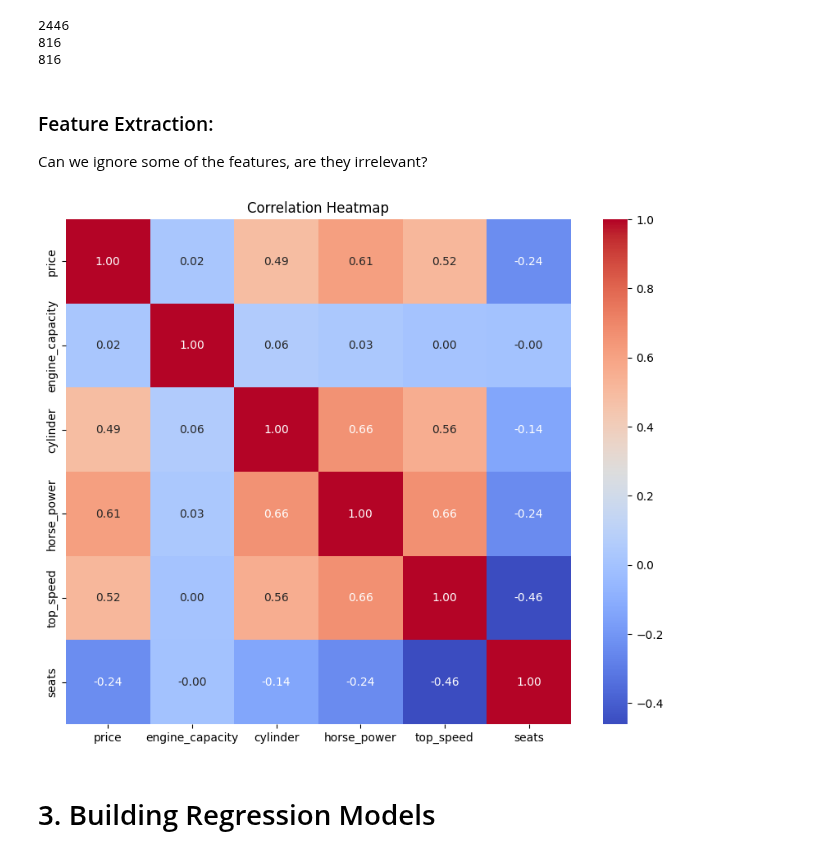
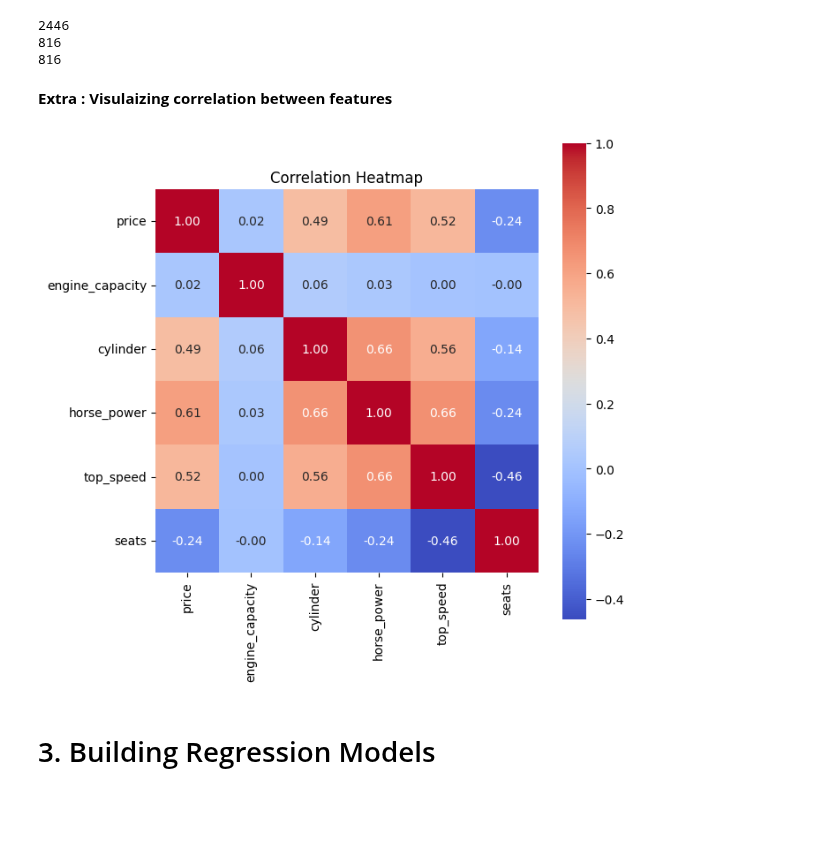
Before and after one commit to SarahYousefH/MachineLearningAssignment2, a Jupyter notebook: machine-learning-regression-assignment.ipynb, the cells around one changed output. Cells and saved outputs as stored; diff of their text form; code cells hidden in the pictures; blank space fills up the shorter version.

```diff
--- a/machine-learning-regression-assignment.ipynb
+++ b/machine-learning-regression-assignment.ipynb
@@ -756,9 +505,3 @@ test_data['brand'] = encoder.transform(test_data[['brand']])['brand'].values
 2446
 816
 816
-# %% [markdown]
-### Feature Extraction:
-
-
-
-Can we ignore some of the features, are they irrelevant?
@@ -765,33 +512,22 @@ Can we ignore some of the features, are they irrelevant?
+# %% [markdown]
+**Extra : Visulaizing correlation between features**
 # %%
-
 
 f_num = ['price', 'engine_capacity', 'cylinder', 'horse_power', 'top_speed', 'seats']
 
-
-
 # Filter the dataset to include only the selected numerical columns
-
 dataset_corr = df[f_num]
 
-
-
 # Compute the correlation matrix
-
 correlation_matrix = dataset_corr.corr()
 
-
-
 # Plot the heatmap
-
-plt.figure(figsize=(10, 8))
-
+plt.figure(figsize=(7, 7))
 sns.heatmap(correlation_matrix, annot=True, cmap='coolwarm', fmt='.2f', square=True)
-
 plt.title('Correlation Heatmap')
-
 plt.show()
 # %% [output]
-[figure, old version]
+[figure, new version]
 # %% [markdown]
 # 3. Building Regression Models
 # %% [markdown]
```
Also changed, not shown: parts of 60 cells of this notebook.
